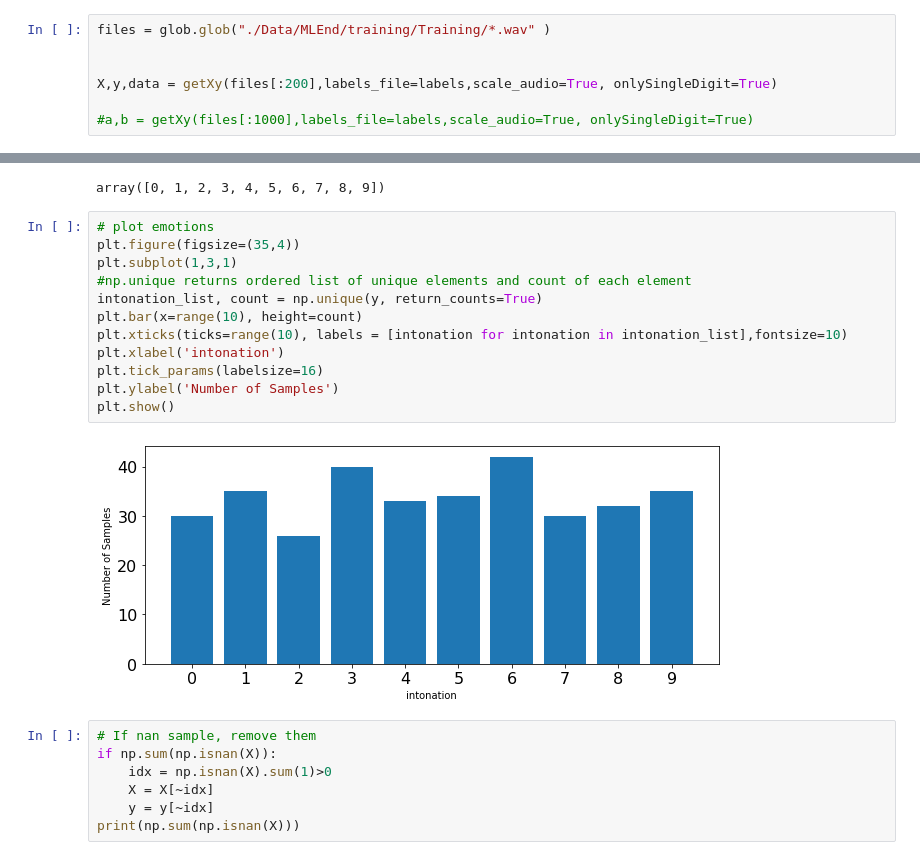
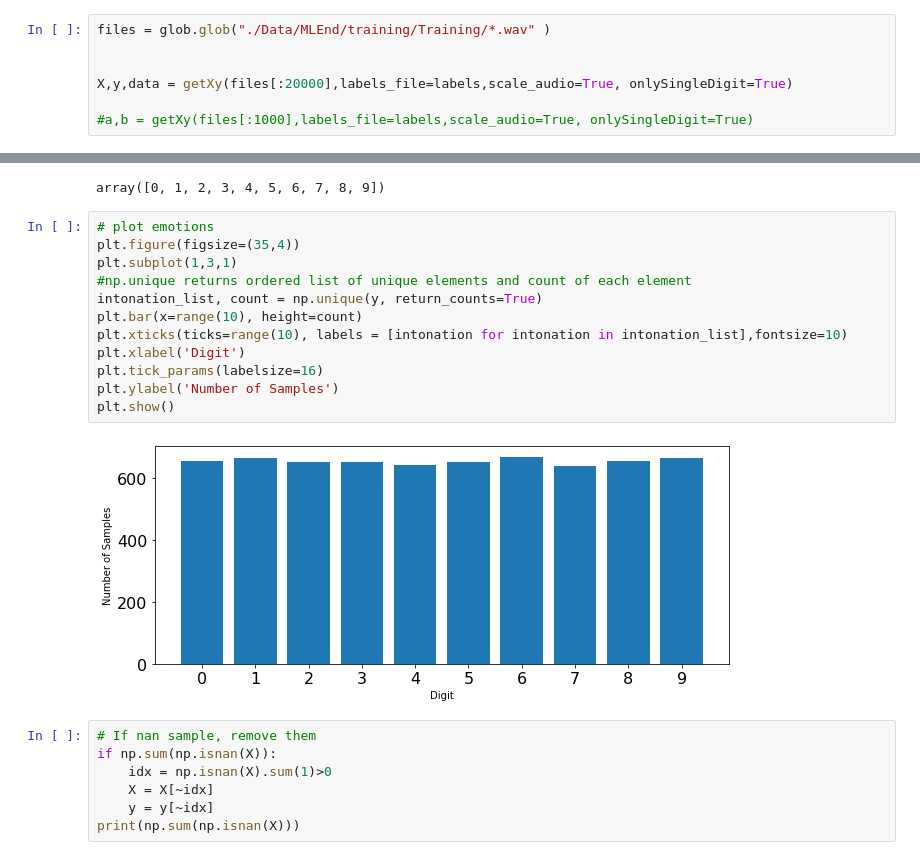
Before and after one commit to MoadSaadKhorchef/QMUL-BIG-DATA-SCIENCE, a Jupyter notebook: Couseworks/MACHINE LEARNING/CW2 - Mini Project/Testing2.ipynb, the cells around one changed output, grey strips where cells are left out. Drawn from its saved outputs; the diff is of its cells as text.

```diff
--- a/Couseworks/MACHINE LEARNING/CW2 - Mini Project/Testing2.ipynb
+++ b/Couseworks/MACHINE LEARNING/CW2 - Mini Project/Testing2.ipynb
@@ -152,7 +152,7 @@ labels
 files = glob.glob("./Data/MLEnd/training/Training/*.wav" )
 
 
-X,y,data = getXy(files[:200],labels_file=labels,scale_audio=True, onlySingleDigit=True)
+X,y,data = getXy(files[:20000],labels_file=labels,scale_audio=True, onlySingleDigit=True)
 
 #a,b = getXy(files[:1000],labels_file=labels,scale_audio=True, onlySingleDigit=True)
 # %%
@@ -376,17 +376,17 @@ array([0, 1, 2, 3, 4, 5, 6, 7, 8, 9])
 # %%
 # plot emotions
 plt.figure(figsize=(35,4))
 plt.subplot(1,3,1)
 #np.unique returns ordered list of unique elements and count of each element
 intonation_list, count = np.unique(y, return_counts=True)
 plt.bar(x=range(10), height=count)
 plt.xticks(ticks=range(10), labels = [intonation for intonation in intonation_list],fontsize=10)
-plt.xlabel('intonation')
+plt.xlabel('Digit')
 plt.tick_params(labelsize=16)
 plt.ylabel('Number of Samples')
 plt.show()
 # %% [output]
-[figure, old version]
+[figure, new version]
 # %%
 # If nan sample, remove them
 if np.sum(np.isnan(X)):
```
Also changed, not shown: parts of 34 cells of this notebook, 3 other files.
